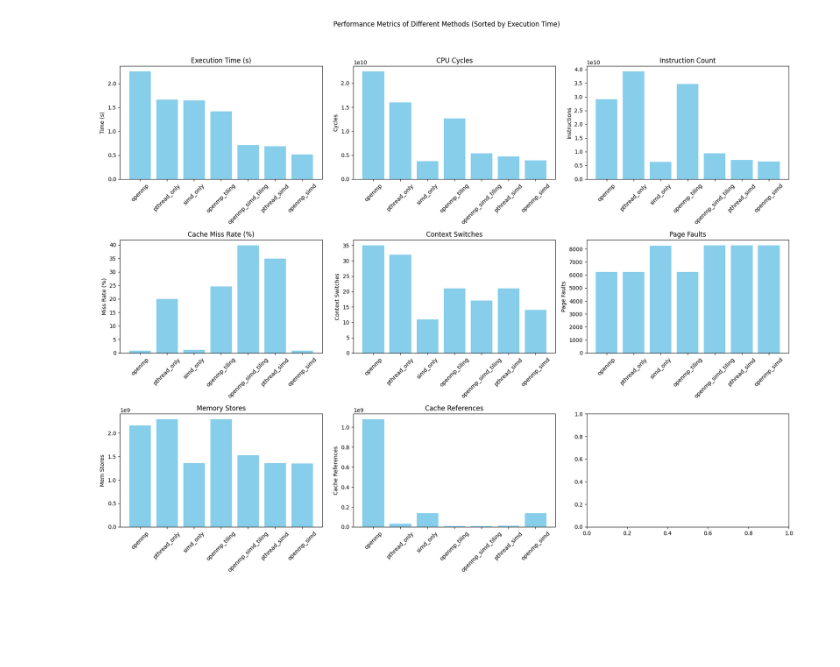
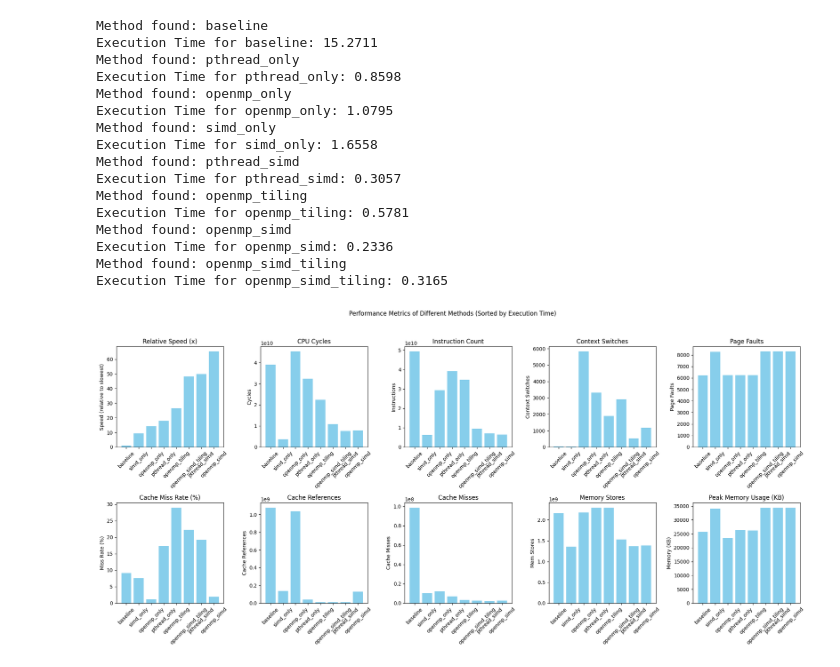
Before and after one commit to NNorahh/cs5239_project1, a Jupyter notebook: combined_vis/vis.ipynb, the cells around one changed output. Drawn from its saved outputs; the diff is of its cells as text; code cells hidden in the pictures; blank space fills up the shorter version.

```diff
--- a/combined_vis/vis.ipynb
+++ b/combined_vis/vis.ipynb
@@ -3,9 +3,8 @@ import re
 import matplotlib.pyplot as plt
 import numpy as np
 
-# 定义正则表达式，用于解析txt文件
-pattern_time = re.compile(r'(\d+\.\d+) seconds time elapsed')
-pattern_time_2 = re.compile(r'(\d+\.\d+)\s+seconds time elapsed')
+# 定义正则表达式，用于解析 txt 文件
+pattern_time = re.compile(r'Execution Time:\s+(\d+\.\d+) s')
 pattern_cycles = re.compile(r'([\d,]+)\s+cycles')
 pattern_instructions = re.compile(r'([\d,]+)\s+instructions')
 pattern_cache_misses = re.compile(r'([\d,]+)\s+cache-misses')
@@ -13,6 +12,7 @@ pattern_cache_refs = re.compile(r'([\d,]+)\s+cache-references')
 pattern_context_switches = re.compile(r'([\d,]+)\s+context-switches')
 pattern_page_faults = re.compile(r'([\d,]+)\s+page-faults')
 pattern_mem_stores = re.compile(r'([\d,]+)\s+mem-stores')
+pattern_peak_memory = re.compile(r'Current Peak Memory:\s+(\d+)\s+KB')
 
 # 存储方法名称和对应数据
 methods = []
@@ -24,6 +24,7 @@ cache_refs = []
 context_switches = []
 page_faults = []
 mem_stores = []
+peak_memory = []
 
 # 读取并解析文件
 with open('perf_results.txt', 'r') as file:
@@ -33,8 +34,11 @@ with open('perf_results.txt', 'r') as file:
         if "Running" in line:
             method = line.split("...")[0].split()[-1]
             methods.append(method)
+            print(f"Method found: {method}")
         elif match := pattern_time.search(line):
-            times.append(float(match.group(1)))
+            time = float(match.group(1))
+            times.append(time)
+            print(f"Execution Time for {method}: {time}")
         elif match := pattern_cycles.search(line):
             cycles.append(int(match.group(1).replace(',', '')))
         elif match := pattern_instructions.search(line):
@@ -49,6 +53,14 @@ with open('perf_results.txt', 'r') as file:
             page_faults.append(int(match.group(1).replace(',', '')))
         elif match := pattern_mem_stores.search(line):
             mem_stores.append(int(match.group(1).replace(',', '')))
+        elif match := pattern_peak_memory.search(line):
+            peak_memory.append(int(match.group(1)))
+
+# 检查所有数据列表长度是否一致
+data_lists = [times, cycles, instructions, cache_misses, cache_refs, context_switches, page_faults, mem_stores, peak_memory]
+if not all(len(lst) == len(methods) for lst in data_lists):
+    print("Error: Inconsistent data length detected.")
+    print(f"Methods: {len(methods)}, Times: {len(times)}, Cache Misses: {len(cache_misses)}, and others.")
 
 # 计算缓存缺失率
 cache_miss_rate = [misses / refs * 100 if refs > 0 else 0 for misses, refs in zip(cache_misses, cache_refs)]
@@ -61,35 +73,58 @@ cycles = [cycles[i] for i in sorted_indices]
 instructions = [instructions[i] for i in sorted_indices]
 cache_miss_rate = [cache_miss_rate[i] for i in sorted_indices]
 context_switches = [context_switches[i] for i in sorted_indices]
 page_faults = [page_faults[i] for i in sorted_indices]
 mem_stores = [mem_stores[i] for i in sorted_indices]
 cache_refs = [cache_refs[i] for i in sorted_indices]
 cache_misses = [cache_misses[i] for i in sorted_indices]
+peak_memory = [peak_memory[i] for i in sorted_indices]
+
+# 转换 Execution Time 为相对速度
+min_time = max(times)  # 最慢的执行时间作为基准
+relative_speed = [min_time / t for t in times]
 
 # 创建图形
-fig, axs = plt.subplots(3, 3, figsize=(18, 15))
+fig, axs = plt.subplots(2, 5, figsize=(20, 10))
 fig.suptitle('Performance Metrics of Different Methods (Sorted by Execution Time)')
 
 # 绘制各项指标的柱状图
 metrics = [
-    (times, 'Execution Time (s)', 'Time (s)'),
+    (relative_speed, 'Relative Speed (x)', 'Speed (relative to slowest)'),
     (cycles, 'CPU Cycles', 'Cycles'),
     (instructions, 'Instruction Count', 'Instructions'),
-    (cache_miss_rate, 'Cache Miss Rate (%)', 'Miss Rate (%)'),
     (context_switches, 'Context Switches', 'Context Switches'),
     (page_faults, 'Page Faults', 'Page Faults'),
+    (cache_miss_rate, 'Cache Miss Rate (%)', 'Miss Rate (%)'),
+    (cache_refs, 'Cache References', 'Cache References'),
+    (cache_misses, 'Cache Misses', 'Cache Misses'),
     (mem_stores, 'Memory Stores', 'Mem Stores'),
-    (cache_refs, 'Cache References', 'Cache References')
+    (peak_memory, 'Peak Memory Usage (KB)', 'Memory (KB)')
 ]
 
 # 绘制每个指标的子图
 for ax, (data, title, ylabel) in zip(axs.flat, metrics):
     ax.bar(methods, data, color='skyblue')
     ax.set_title(title)
     ax.set_ylabel(ylabel)
     ax.tick_params(axis='x', rotation=45)
 
 plt.tight_layout(rect=[0, 0.03, 1, 0.95])
 plt.show()
 # %% [output]
+Method found: baseline
+Execution Time for baseline: 15.2711
+Method found: pthread_only
+Execution Time for pthread_only: 0.8598
+Method found: openmp_only
+Execution Time for openmp_only: 1.0795
+Method found: simd_only
+Execution Time for simd_only: 1.6558
+Method found: pthread_simd
+Execution Time for pthread_simd: 0.3057
+Method found: openmp_tiling
+Execution Time for openmp_tiling: 0.5781
+Method found: openmp_simd
+Execution Time for openmp_simd: 0.2336
+Method found: openmp_simd_tiling
+Execution Time for openmp_simd_tiling: 0.3165
-[figure, old version]
+[figure, new version]
```
Also changed, not shown: 1 other file.
